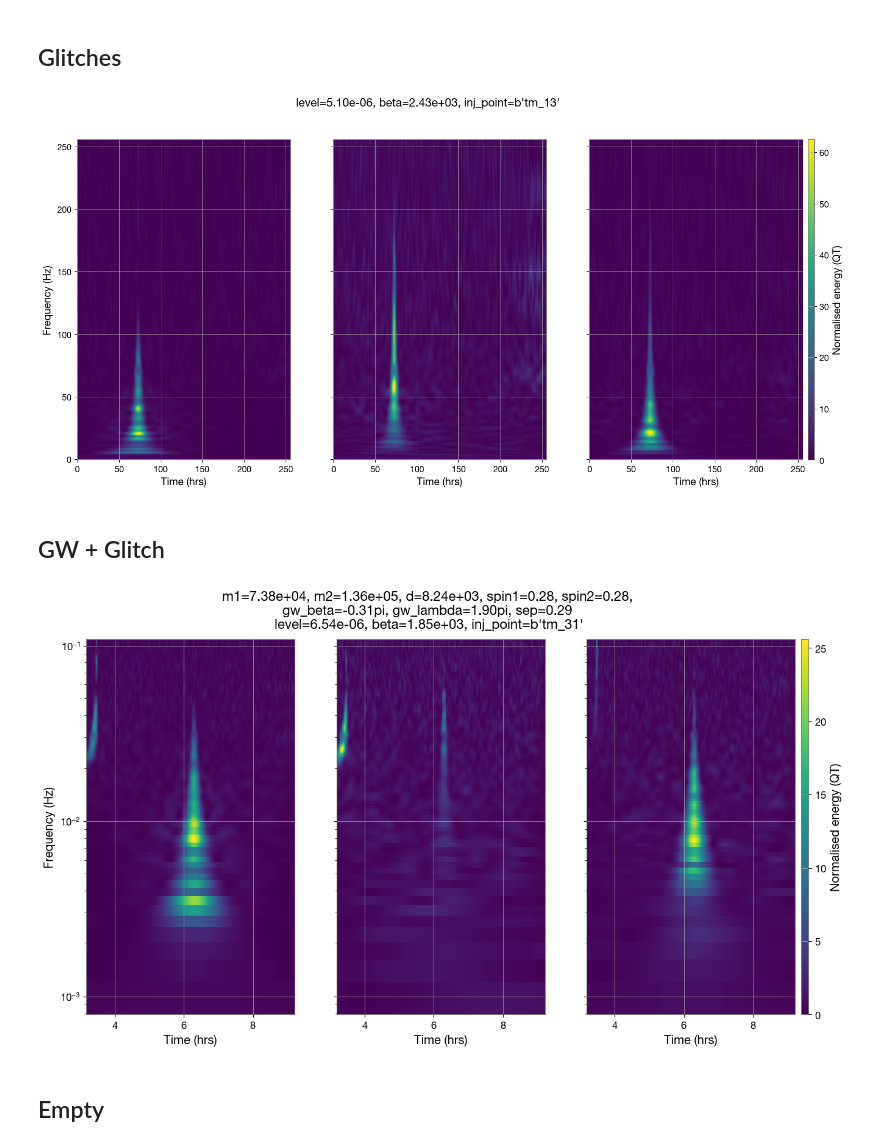
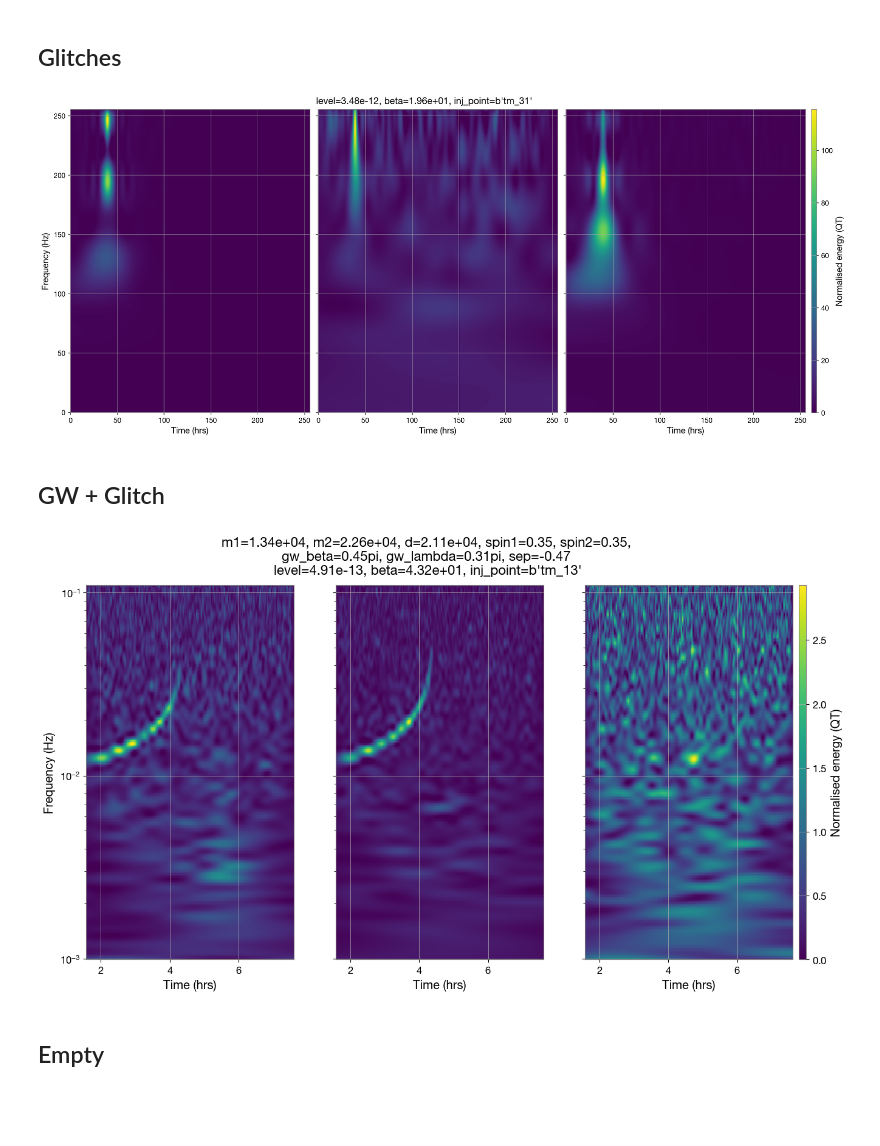
Before and after one commit to AryamannRao/LISAGlitchSignalClassifier, a Jupyter notebook: src/notebooks/image_viewer.ipynb, the cells around one changed output. Drawn from its saved outputs; the diff is of its cells as text; code cells hidden in the pictures; blank space fills up the shorter version.

```diff
--- a/src/notebooks/image_viewer.ipynb
+++ b/src/notebooks/image_viewer.ipynb
@@ -71,41 +71,41 @@ plt.show()
 # %% [markdown]
 ## Glitches
 # %%
-with h5py.File(glitch_lm_dataset_path, "r") as h5:
-    level_array = h5["level"][:]
+with h5py.File(glitch_ehm_dataset_path, "r") as h5:
+    level_array = h5["amp"][:]
     beta_array = h5["beta"][:]
     inj_point_array = h5["inj_point"][:]
     qt_array = h5["QT"][:]
     t_qscan_array = h5["t_qscan"][:]
     f_qscan_array = h5["f_qscan"][:]
 # %%
-index = 270  # Change this index to visualize different samples
+index = 170  # Change this index to visualize different samples
 level = level_array[index]
 beta = beta_array[index]
 inj_point = inj_point_array[index]
-QT = qt_array[index]
+QT = qt_array[index][0]
 t_qscan = t_qscan_array[index]
 f_qscan = f_qscan_array[index]
 
 QT_A = QT[:, :, 0]
 QT_E = QT[:, :, 1]
 QT_T = QT[:, :, 2]
 
-fig, axes = plt.subplots(1, 3, sharey=True, figsize=(18,8))
+fig, axes = plt.subplots(1, 3, sharey=True, figsize=(18,8), constrained_layout=True)
 title = f'level={level:.2e}, beta={beta:.2e}, inj_point={inj_point}'
 fig.suptitle(title, fontsize=16)
 
 axes[0].imshow(QT_A, cmap='viridis', aspect='auto', origin='lower')
 axes[1].imshow(QT_E, cmap='viridis', aspect='auto', origin='lower')
 axes[2].imshow(QT_T, cmap='viridis', aspect='auto', origin='lower')
 axes[0].set_xlabel('Time (hrs)')
 axes[1].set_xlabel('Time (hrs)')
 axes[2].set_xlabel('Time (hrs)')
 axes[0].set_ylabel('Frequency (Hz)')
 axes[2].colorbar(label='Normalised energy (QT)')
 plt.show()
 # %% [output]
-[figure, old version]
+[figure, new version]
 # %% [markdown]
 ## GW + Glitch
 # %%
@@ -138,9 +138,9 @@ level = level_array[index]
 beta = beta_array[index]
 inj_point = inj_point_array[index]
 sep = sep_array[index]
-QT = qt_array[index]
-t_qscan = t_qscan_array[index]
-f_qscan = f_qscan_array[index]
+QT = qt_array[index][2]
+t_qscan = t_qscan_array[index][2]
+f_qscan = f_qscan_array[index][2]
 
 QT_A = QT[:, :, 0]
 QT_E = QT[:, :, 1]
@@ -165,7 +165,7 @@ axes[2].set_yscale('log')
 axes[2].colorbar(label='Normalised energy (QT)')
 plt.show()
 # %% [output]
-[figure, old version]
+[figure, new version]
 # %% [markdown]
 ## Empty
 # %%
```
Also changed, not shown: parts of 1 cell of this notebook, 27 other files.
